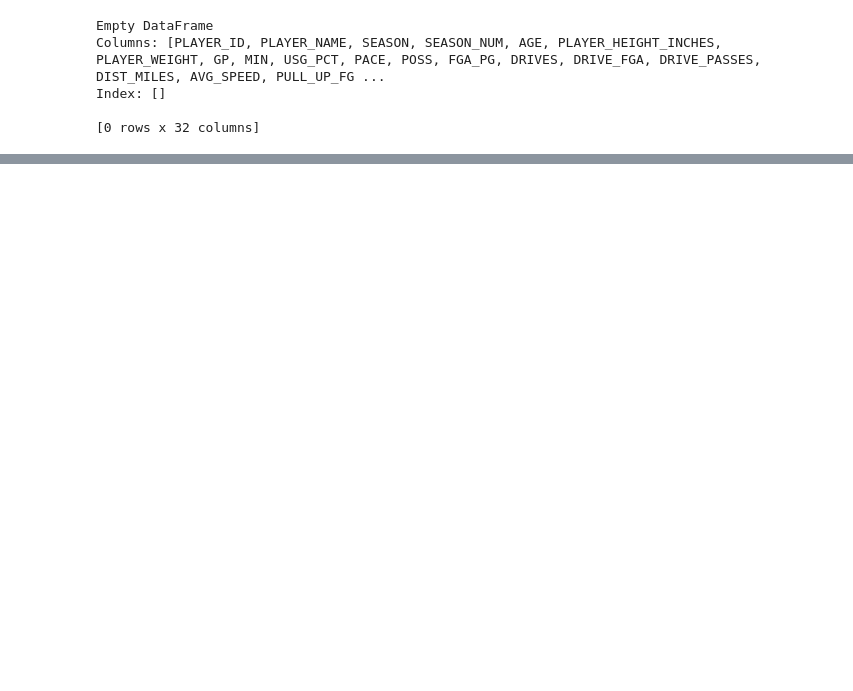
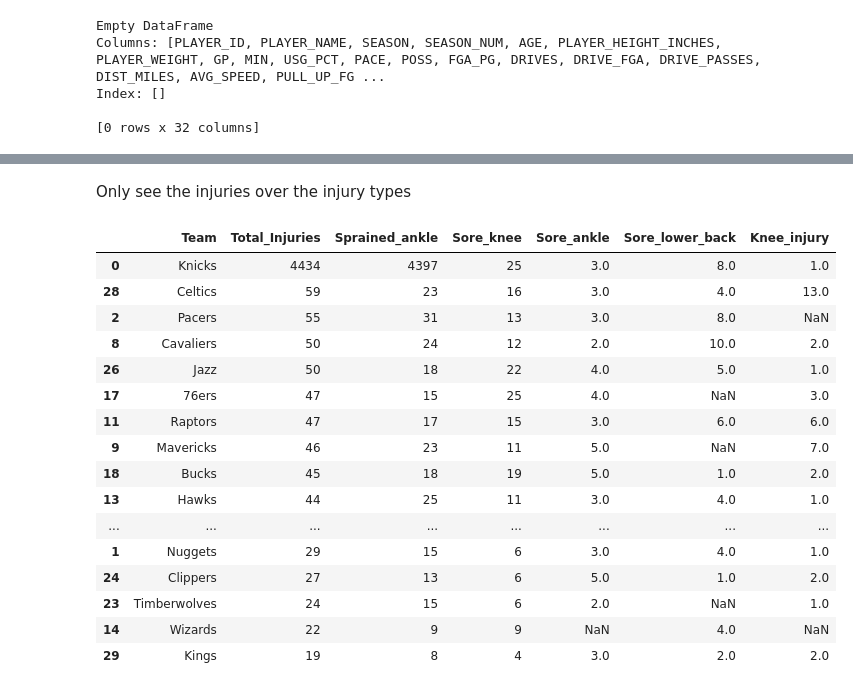
Before and after one commit to luciocanepa/data_science_project, a Jupyter notebook: data_tidying.ipynb, the cells around one changed output, grey strips where cells are left out. Cells and saved outputs as stored; diff of their text form; code cells hidden in the pictures; blank space fills up the shorter version.

```diff
--- a/data_tidying.ipynb
+++ b/data_tidying.ipynb
@@ -99,0 +283,22 @@ df.to_csv('updated_player_stats_injuries.csv', index=False)
+# %% [markdown]
+Only see the injuries over the injury types
+# %%
+display(teams_summary_df[['Team', 'Total_Injuries', *list(injuries_by_type.keys())]].sort_values('Total_Injuries', ascending=False))
+# %% [output]
+|  | Team | Total_Injuries | Sprained_ankle | Sore_knee | Sore_ankle | Sore_lower_back | Knee_injury |
+| 0 | Knicks | 4434 | 4397 | 25 | 3.0 | 8.0 | 1.0 |
+| 28 | Celtics | 59 | 23 | 16 | 3.0 | 4.0 | 13.0 |
+| 2 | Pacers | 55 | 31 | 13 | 3.0 | 8.0 | NaN |
+| 8 | Cavaliers | 50 | 24 | 12 | 2.0 | 10.0 | 2.0 |
+| 26 | Jazz | 50 | 18 | 22 | 4.0 | 5.0 | 1.0 |
+| 17 | 76ers | 47 | 15 | 25 | 4.0 | NaN | 3.0 |
+| 11 | Raptors | 47 | 17 | 15 | 3.0 | 6.0 | 6.0 |
+| 9 | Mavericks | 46 | 23 | 11 | 5.0 | NaN | 7.0 |
+| 18 | Bucks | 45 | 18 | 19 | 5.0 | 1.0 | 2.0 |
+| 13 | Hawks | 44 | 25 | 11 | 3.0 | 4.0 | 1.0 |
+| ... | ... | ... | ... | ... | ... | ... | ... |
+| 1 | Nuggets | 29 | 15 | 6 | 3.0 | 4.0 | 1.0 |
+| 24 | Clippers | 27 | 13 | 6 | 5.0 | 1.0 | 2.0 |
+| 23 | Timberwolves | 24 | 15 | 6 | 2.0 | NaN | 1.0 |
+| 14 | Wizards | 22 | 9 | 9 | NaN | 4.0 | NaN |
+| 29 | Kings | 19 | 8 | 4 | 3.0 | 2.0 | 2.0 |
```
Also changed, not shown: parts of 34 cells of this notebook, 42 other files.
